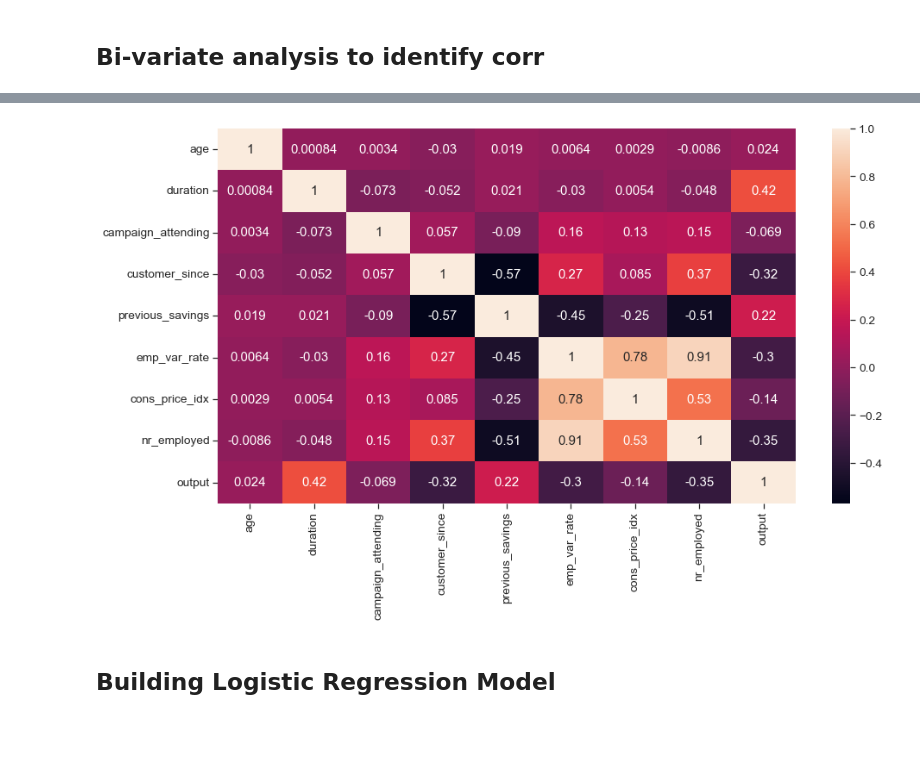
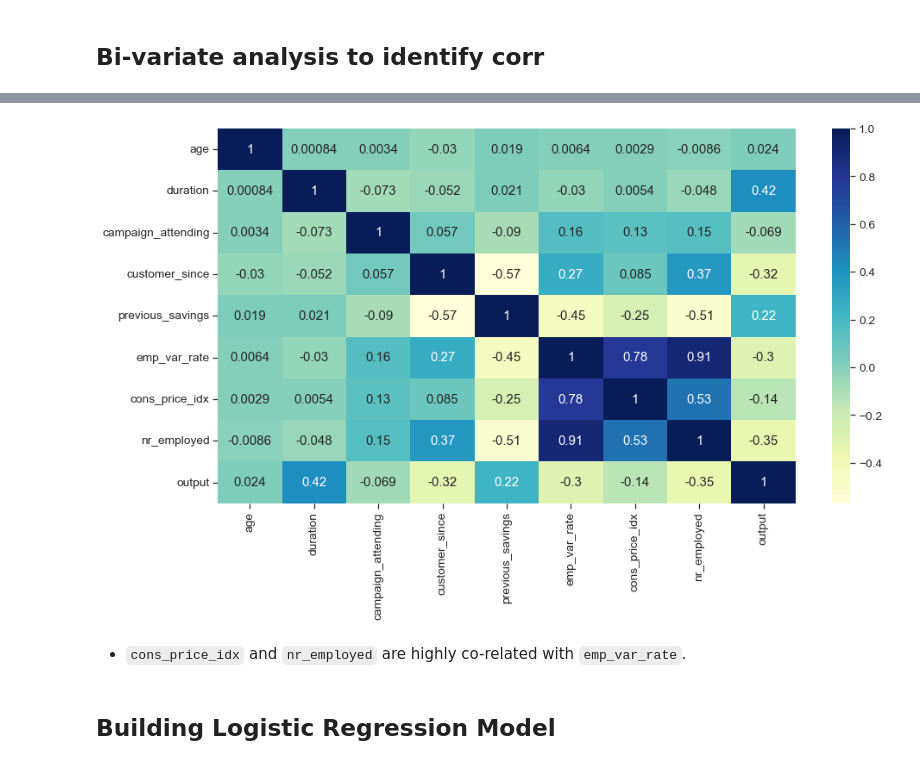
Before and after one commit to Subham2S/Bank-Scheme-Subscription-Prediction, a Jupyter notebook: Logistic Regression - Bank Scheme Subscription Prediction.ipynb, the cells around one changed output, grey strips where cells are left out. Saved outputs shown, nothing was run; the diff lists cells and outputs as text; code cells hidden in the pictures; blank space fills up the shorter version.

```diff
--- a/Logistic Regression - Bank Scheme Subscription Prediction.ipynb
+++ b/Logistic Regression - Bank Scheme Subscription Prediction.ipynb
@@ -391,10 +399,11 @@ corr_matrix = bankcalls.select_dtypes(['int64', 'float64']).corr()
 # %%
-# visualizing correlation matrix in Seaborn using a heatmap
 plt.figure(figsize=(15, 8))
-sns.heatmap(corr_matrix, annot=True)
+sns.heatmap(bankcalls.select_dtypes(['int64', 'float64']).corr(), annot=True, cmap='YlGnBu')
 plt.show()
 # %% [output]
-[figure, old version]
+[figure, new version]
+# %% [markdown]
+* `cons_price_idx` and `nr_employed` are highly co-related with `emp_var_rate`.
 # %% [markdown]
 ## Building Logistic Regression Model
 # %%
```
Also changed, not shown: parts of 46 cells of this notebook, 2 other files.
